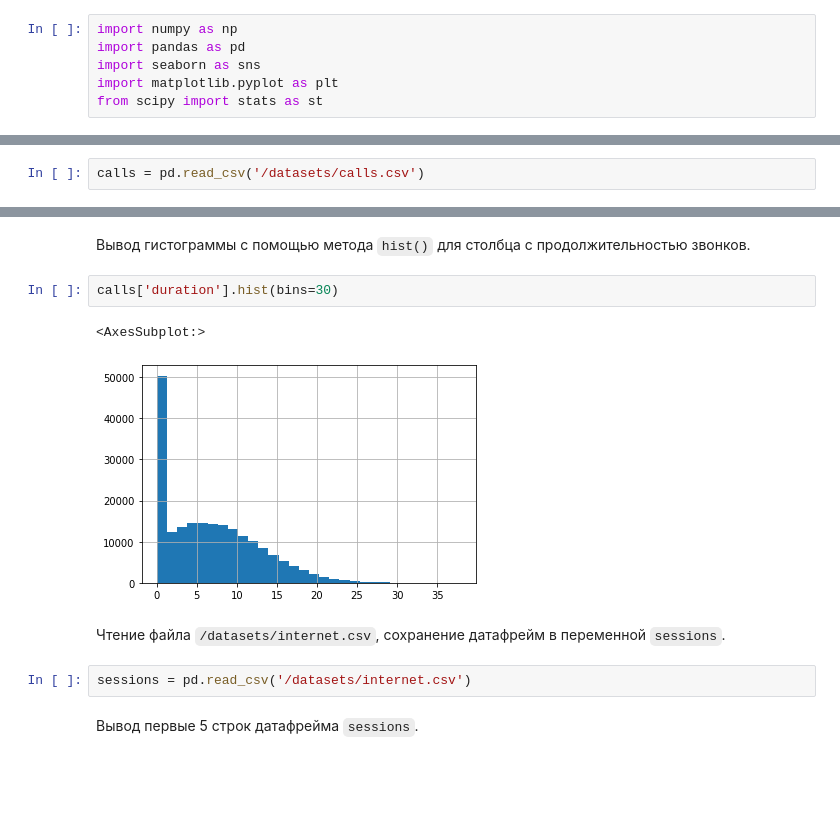
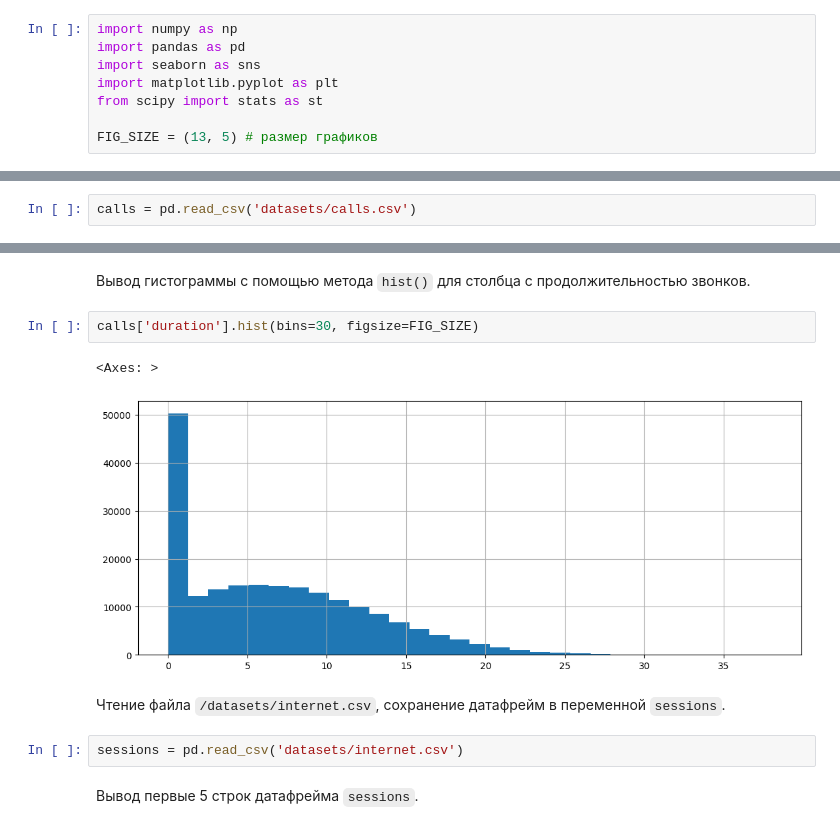
Before and after one commit to Danspers/4.Recomend-system-for-tariffs-SDA, a Jupyter notebook: Recomend_system_for_tarrifs_SDA.ipynb, the cells around one changed output, grey strips where cells are left out. Drawn from its saved outputs; the diff is of its cells as text; blank space fills up the shorter version.

Commit message:
update_graphs

```diff
--- a/Recomend_system_for_tarrifs_SDA.ipynb
+++ b/Recomend_system_for_tarrifs_SDA.ipynb
@@ -42,10 +42,12 @@ import pandas as pd
 import seaborn as sns
 import matplotlib.pyplot as plt
 from scipy import stats as st
+
+FIG_SIZE = (13, 5) # размер графиков
 # %% [markdown]
 Чтение файла `/datasets/calls.csv`, сохранение датафрейма в переменной `calls`.
 # %%
-calls = pd.read_csv('/datasets/calls.csv')
+calls = pd.read_csv('datasets/calls.csv')
 # %% [markdown]
 Вывод первые 5 строк датафрейма `calls`.
 # %%
@@ -76,14 +78,14 @@ memory usage: 6.2+ MB
 # %% [markdown]
 Вывод гистограммы с помощью метода `hist()` для столбца с продолжительностью звонков.
 # %%
-calls['duration'].hist(bins=30)
+calls['duration'].hist(bins=30, figsize=FIG_SIZE)
 # %% [output]
-<AxesSubplot:>
+<Axes: >
-[figure, old version]
+[figure, new version]
 # %% [markdown]
 Чтение файла `/datasets/internet.csv`, сохранение датафрейм в переменной `sessions`.
 # %%
-sessions = pd.read_csv('/datasets/internet.csv')
+sessions = pd.read_csv('datasets/internet.csv')
 # %% [markdown]
 Вывод первые 5 строк датафрейма `sessions`.
 # %%
```
Also changed, not shown: parts of 23 cells of this notebook.
